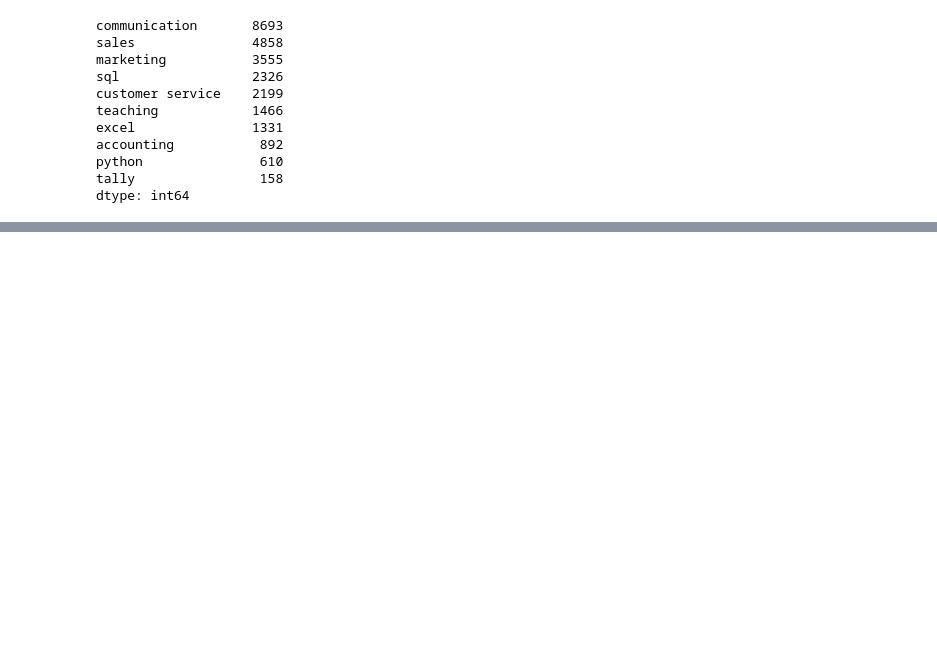
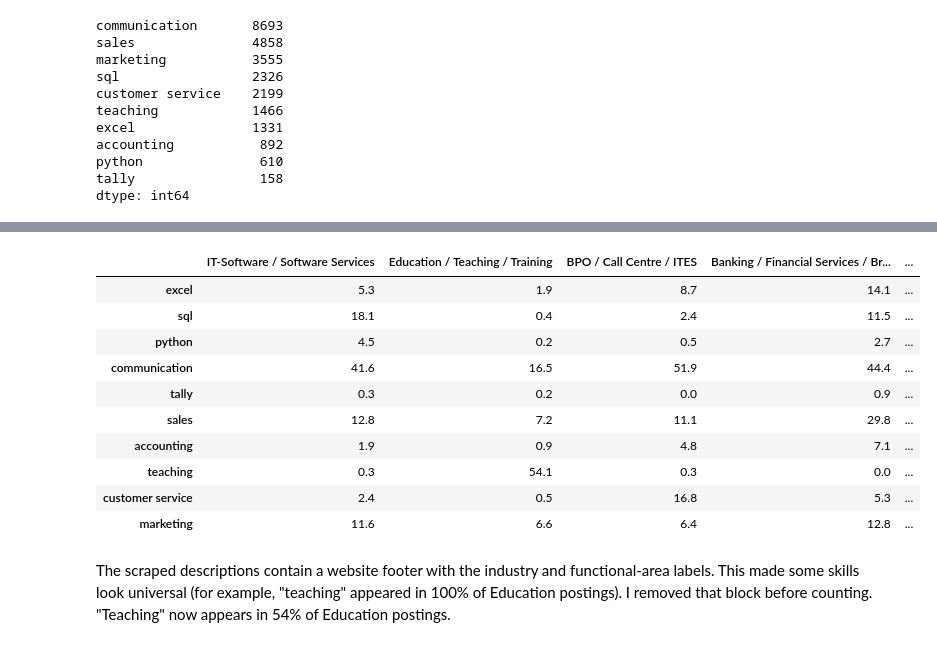
Before and after one commit to SadeepDudekula/india-jobs-skills-analysis, a Jupyter notebook: notebook/1_explore.ipynb, the cells around one changed output, grey strips where cells are left out. Saved outputs shown, nothing was run; the diff lists cells and outputs as text; code cells hidden in the pictures; blank space fills up the shorter version.

```diff
--- a/notebook/1_explore.ipynb
+++ b/notebook/1_explore.ipynb
@@ -201,0 +268,11 @@ dtype: int64
+# %%
+skill_counts = {}
+
+for skill in skills_list:
+    pattern = r"\b" + skill + r"s?\b"
+    found = real_text.str.contains(pattern, na=False)
+    skill_counts[skill] = found.sum()
+
+result = pd.Series(skill_counts)
+result = result.sort_values(ascending=False)
+print(result)
@@ -201,0 +291,32 @@ dtype: int64
+# %%
+top_industries = df_clean["industry"].value_counts().head(5).index
+
+results = {}
+
+for industry in top_industries:
+    rows = real_text[df_clean["industry"] == industry]
+    shares = {}
+
+    for skill in skills_list:
+        pattern = r"\b" + skill + r"s?\b"
+        found = rows.str.contains(pattern, na=False)
+        shares[skill] = round(found.mean() * 100, 1)
+
+    results[industry] = shares
+
+table = pd.DataFrame(results)
+table
+# %% [output]
+|  | IT-Software / Software Services | Education / Teaching / Training | BPO / Call Centre / ITES | Banking / Financial Services / Br... | ... |
+| excel | 5.3 | 1.9 | 8.7 | 14.1 | ... |
+| sql | 18.1 | 0.4 | 2.4 | 11.5 | ... |
+| python | 4.5 | 0.2 | 0.5 | 2.7 | ... |
+| communication | 41.6 | 16.5 | 51.9 | 44.4 | ... |
+| tally | 0.3 | 0.2 | 0.0 | 0.9 | ... |
+| sales | 12.8 | 7.2 | 11.1 | 29.8 | ... |
+| accounting | 1.9 | 0.9 | 4.8 | 7.1 | ... |
+| teaching | 0.3 | 54.1 | 0.3 | 0.0 | ... |
+| customer service | 2.4 | 0.5 | 16.8 | 5.3 | ... |
+| marketing | 11.6 | 6.6 | 6.4 | 12.8 | ... |
+# %% [markdown]
+The scraped descriptions contain a website footer with the industry and functional-area labels. This made some skills look universal (for example, "teaching" appeared in 100% of Education postings). I removed that block before counting. "Teaching" now appears in 54% of Education postings.
```
Also changed, not shown: parts of 7 cells of this notebook.
